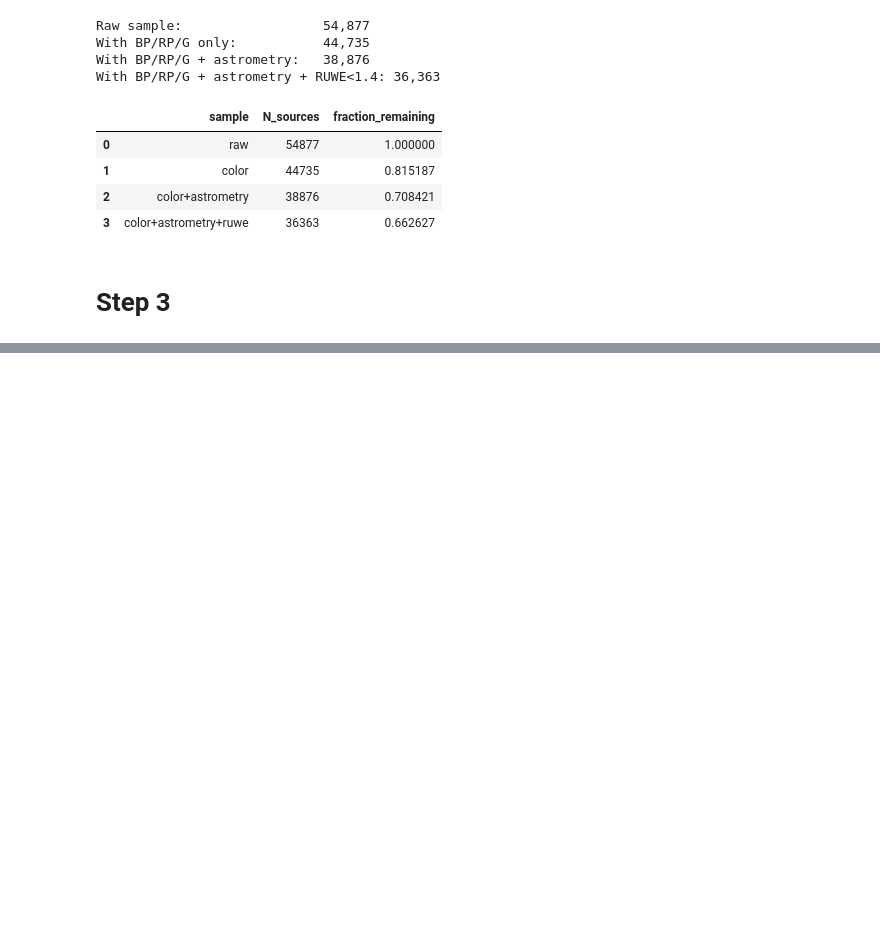
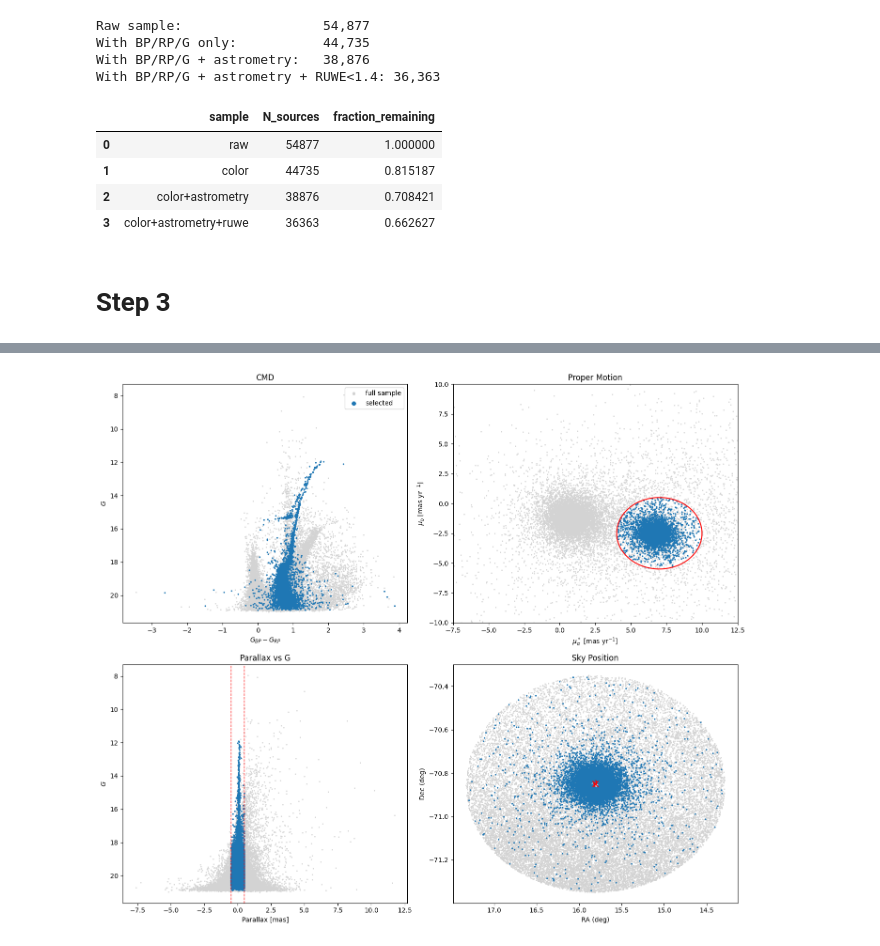
Before and after one commit to zangston/ASTR-5140, a Jupyter notebook: project4/project4.ipynb, the cells around one changed output, grey strips where cells are left out. Cells and saved outputs as stored; diff of their text form; code cells hidden in the pictures; blank space fills up the shorter version.

Commit message:
Add second membership cut

```diff
--- a/project4/project4.ipynb
+++ b/project4/project4.ipynb
@@ -192,0 +286,71 @@ cut_summary
+# %%
+fig, axes = plt.subplots(2, 2, figsize=(14, 12))
+axes = axes.ravel()
+
+bg_color = "lightgray"
+sel_color = "tab:blue"
+
+# --------------------------------
+# 1. CMD
+# --------------------------------
+ax = axes[0]
+ax.scatter(df_clean["bp_rp"], df_clean["phot_g_mean_mag"], s=1, color=bg_color, label="full sample")
+ax.scatter(df_members_1["bp_rp"], df_members_1["phot_g_mean_mag"], s=2, color=sel_color, label="selected")
+ax.set_xlabel(r"$G_{BP} - G_{RP}$")
+ax.set_ylabel(r"$G$")
+ax.set_title("CMD")
+ax.invert_yaxis()
+ax.legend(markerscale=4)
+
+# --------------------------------
+# 2. Proper motion
+# --------------------------------
+ax = axes[1]
+ax.scatter(df_clean["pmra"], df_clean["pmdec"], s=1, color=bg_color)
+ax.scatter(df_members_1["pmra"], df_members_1["pmdec"], s=2, color=sel_color)
+ax.set_xlim(-7.5, 12.5)
+ax.set_ylim(-10, 10)
+ax.set_xlabel(r"$\mu_\alpha^*$ [mas yr$^{-1}$]")
+ax.set_ylabel(r"$\mu_\delta$ [mas yr$^{-1}$]")
+ax.set_title("Proper Motion")
+
+# show selection circle
+theta = np.linspace(0, 2*np.pi, 300)
+ax.plot(pmra0 + r_pm*np.cos(theta), pmdec0 + r_pm*np.sin(theta), color="red", linewidth=1.5)
+
+# --------------------------------
+# 3. Parallax vs G
+# --------------------------------
+ax = axes[2]
+ax.scatter(df_clean["parallax"], df_clean["phot_g_mean_mag"], s=1, color=bg_color)
+ax.scatter(df_members_1["parallax"], df_members_1["phot_g_mean_mag"], s=2, color=sel_color)
+ax.set_xlabel("Parallax [mas]")
+ax.set_ylabel(r"$G$")
+ax.set_title("Parallax vs G")
+ax.invert_yaxis()
+
+# show parallax cut lines
+ax.axvline(-0.5, color="red", linestyle="--", linewidth=1)
+ax.axvline(0.5, color="red", linestyle="--", linewidth=1)
+
+# --------------------------------
+# 4. Sky position
+# --------------------------------
+ax = axes[3]
+ax.scatter(df_clean["ra"], df_clean["dec"], s=1, color=bg_color)
+ax.scatter(df_members_1["ra"], df_members_1["dec"], s=2, color=sel_color)
+
+circle = Circle((ra_center, dec_center), r_h_deg, fill=False, linewidth=2, linestyle='--', edgecolor="red")
+ax.add_patch(circle)
+ax.scatter(ra_center, dec_center, marker='x', s=80, color="red")
+
+ax.set_xlabel("RA (deg)")
+ax.set_ylabel("Dec (deg)")
+ax.set_title("Sky Position")
+ax.invert_xaxis()
+# ax.set_aspect("equal")
+
+plt.tight_layout()
+plt.show()
+# %% [output]
+[figure, added]
```
Also changed, not shown: parts of 6 cells of this notebook.
